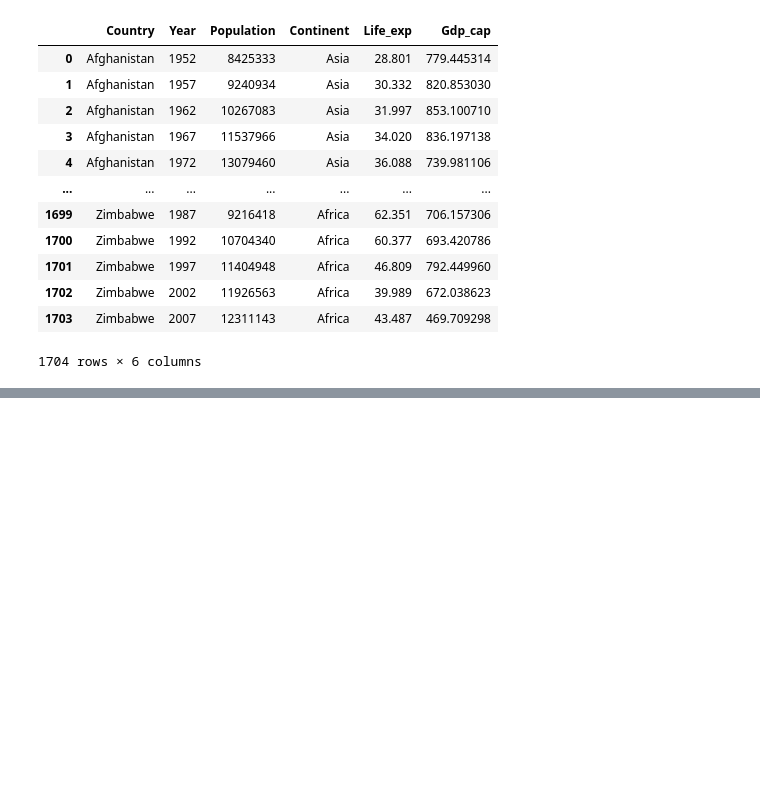
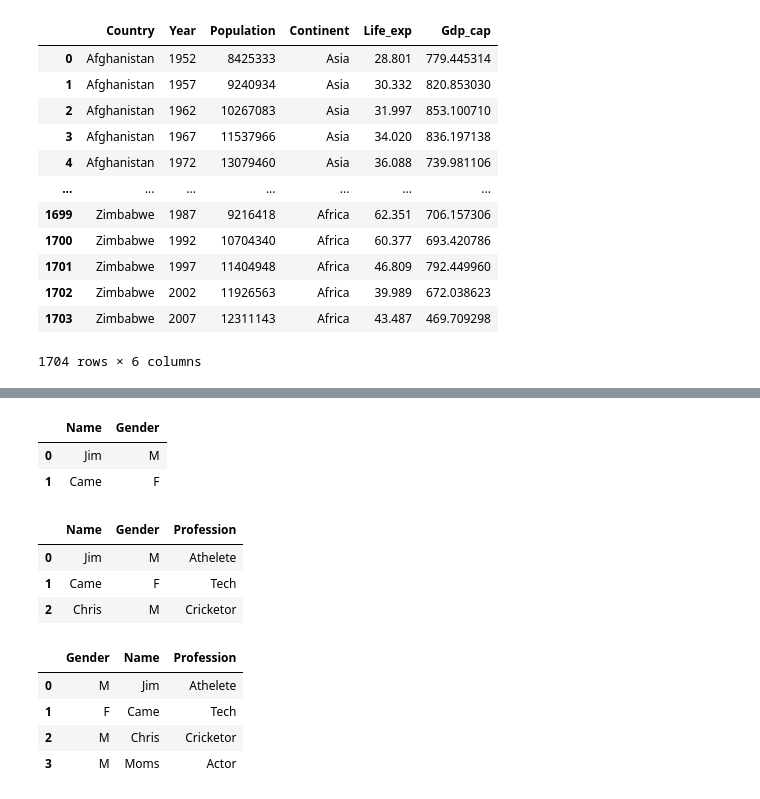
Before and after one commit to sibaram-sahu/dsml, a Jupyter notebook: Pandas/Pandas 1.ipynb, the cells around one changed output, grey strips where cells are left out. Drawn from its saved outputs; the diff is of its cells as text; code cells hidden in the pictures; blank space fills up the shorter version.

```diff
--- a/Pandas/Pandas 1.ipynb
+++ b/Pandas/Pandas 1.ipynb
@@ -255,0 +284,21 @@ df.loc?
+# %%
+df1.iloc[:2,:2]
+# %% [output]
+|  | Name | Gender |
+| 0 | Jim | M |
+| 1 | Came | F |
+# %%
+df1.loc[:2,"Name":"Profession"]
+# %% [output]
+|  | Name | Gender | Profession |
+| 0 | Jim | M | Athelete |
+| 1 | Came | F | Tech |
+| 2 | Chris | M | Cricketor |
+# %%
+pd.DataFrame(df1, columns=['Gender', 'Name', 'Profession'])
+# %% [output]
+|  | Gender | Name | Profession |
+| 0 | M | Jim | Athelete |
+| 1 | F | Came | Tech |
+| 2 | M | Chris | Cricketor |
+| 3 | M | Moms | Actor |
```
Also changed, not shown: parts of 10 cells of this notebook, 3 other files.
